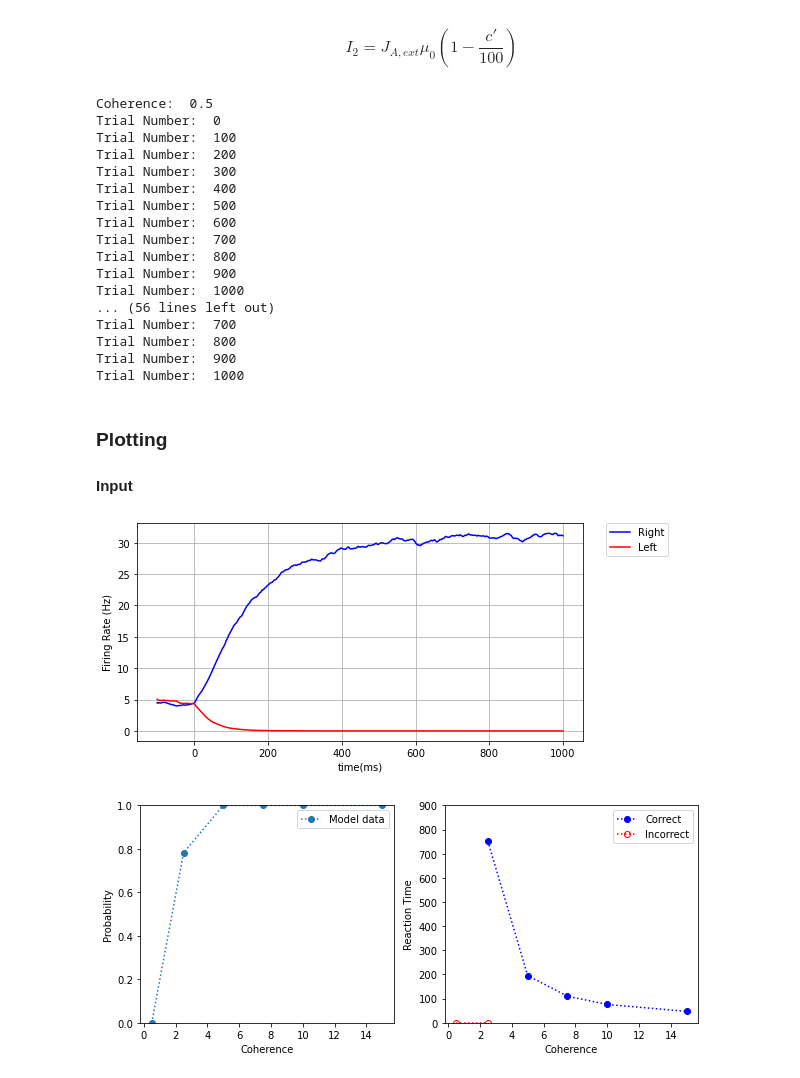
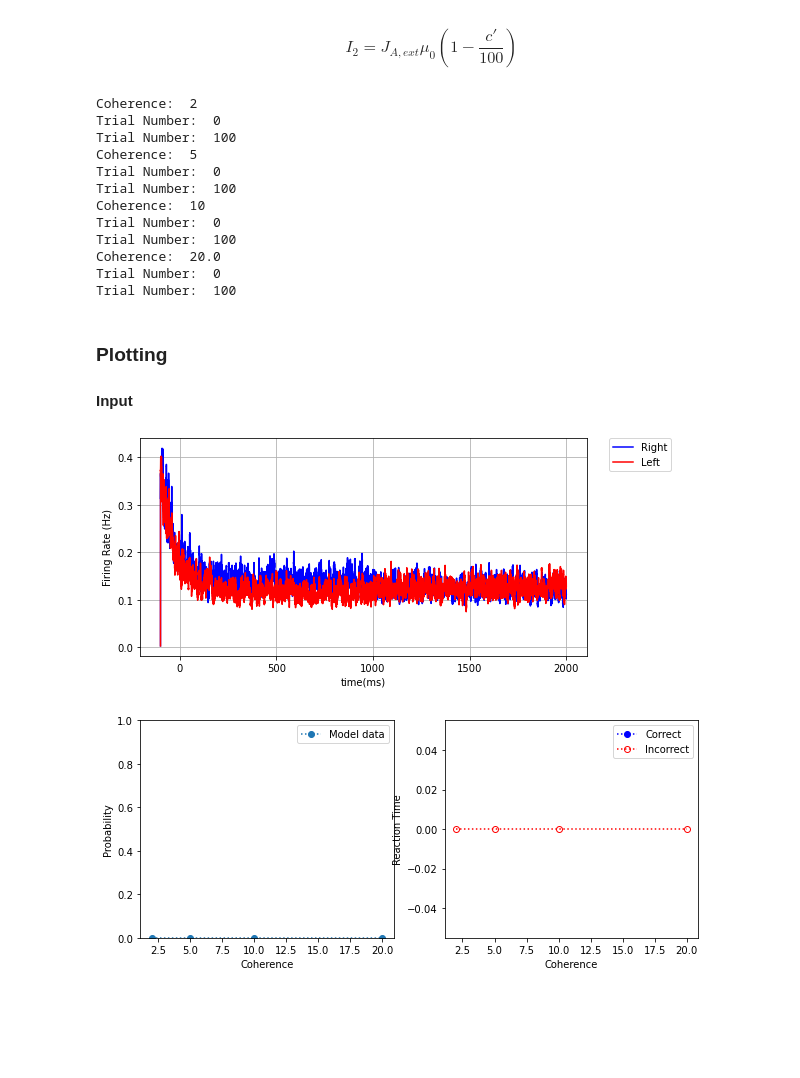
Before and after one commit to john-s-butler-dit/Decision-Making-Models, a Jupyter notebook: A Network Mechanism of Perceptual Decision Time For loops.ipynb, the cells around one changed output. Drawn from its saved outputs; the diff is of its cells as text; code cells hidden in the pictures; blank space fills up the shorter version.

```diff
--- a/A Network Mechanism of Perceptual Decision Time For loops.ipynb
+++ b/A Network Mechanism of Perceptual Decision Time For loops.ipynb
@@ -49,10 +49,8 @@ $I_{0}=0.3255 nA$ represents external input
 # %%
 def total_synaptic_current(S_1,S_2,I_1,I_2,I_noise_1,I_noise_2):
     # Synaptic coupling
-    J_11=0.2609 # nA
-    J_22=0.2609 # nA
-    J_12=0.0497 # nA
-    J_21=0.0497 # nA
+    J_22=J_11=0.2609 # nA
+    J_21=J_12=0.0497 # nA
     I_0=0.3255  # nA
     x_1=J_11*S_1-J_12*S_2+I_0+I_1+I_noise_1
     x_2=J_22*S_2-J_21*S_1+I_0+I_2+I_noise_2
@@ -90,11 +88,10 @@ def Network_Dynamics(S,x,h):
 $$ I_i=J_{A,ext}\mu_0\left(1+ \frac{c'}{100} \right) $$
 # %%
 def I_input_1(c_dash):
-    J_A_ext=5.2/1000# nA/Hz
+    J_A_ext=5.2/10000# nA/Hz
     mu_0=30 # Hz
-    f=1.0
-    p=0
-    I_motion=J_A_ext*mu_0*(1+f*(c_dash+p)/100)
+    f=1
+    I_motion=J_A_ext*mu_0*(1+f*(c_dash)/100)
     return I_motion
 # %% [markdown]
 $$ I_2=J_{A,ext}\mu_0\left(1- \frac{c'}{100} \right) $$
@@ -108,13 +105,13 @@ def I_input_2(c_dash):
     return I_motion
 # %%
 h=0.1
-time=np.arange(-100,1000,h)
-J_A_ext=0.0052 # nA/Hz
+time=np.arange(-100,2000,h)
+J_A_ext=5.2/1000 # nA/Hz
 mu_0=30 # Hz
-Vector_coherence=[0.5,2.5,5,7.5,10,15]
+Vector_coherence=[2, 5,10,20.0]#0.5,2.5,5,7.5,10,15]
 
-Threshold=10
-N=1001
+Threshold=20
+N=101
 RT_coh_hit=np.zeros(len(Vector_coherence))
 RT_coh_miss=np.zeros(len(Vector_coherence))
 Prob=np.zeros(len(Vector_coherence))
@@ -144,8 +141,8 @@ for j in range(0,len(Vector_coherence)): # COHERENCE
         x_1=J_A_ext*mu_0*np.ones(len(time))
         x_2=J_A_ext*mu_0*np.ones(len(time))
 
-        S_1=0.5+np.random.uniform(0,0.01,len(time))#0.1*np.random.uniform(0,1,len(time))# np.random.normal(0,1,len(time))*0.0004
-        S_2=0.5+np.random.uniform(0,0.01,len(time)) #0.1*np.random.uniform(0,1,len(time)) #np.random.normal(0,1,len(time))*0.0004
+        S_1=0.2+np.random.uniform(0,0.01,len(time))#0.1*np.random.uniform(0,1,len(time))# np.random.normal(0,1,len(time))*0.0004
+        S_2=0.2+np.random.uniform(0,0.01,len(time)) #0.1*np.random.uniform(0,1,len(time)) #np.random.normal(0,1,len(time))*0.0004
 
         Firing_target_1[0]=H(S_1[0])
         Firing_target_2[0]=H(S_2[0])
@@ -170,8 +167,8 @@ for j in range(0,len(Vector_coherence)): # COHERENCE
             x_1[i+1],x_2[i+1]=total_synaptic_current(S_1[i],S_2[i],I_1[i],
                                                      I_2[i],I_noise_1[i],I_noise_2[i])
 
-            Firing_target_1[i+1]=H(S_1[i+1])
-            Firing_target_2[i+1]=H(S_2[i+1])
+            Firing_target_1[i+1]=H(x_1[i+1])
+            Firing_target_2[i+1]=H(x_2[i+1])
            # ALL_F_1[n,i]=Firing_target_1[i]
 
             if (Decision==False):
@@ -195,23 +192,18 @@ for j in range(0,len(Vector_coherence)): # COHERENCE
 #plt.savefig('Wang_individual_trials.png', bbox_inches='tight',dpi=300)
 #plt.show()
 # %% [output]
-Coherence:  0.5
+Coherence:  2
 Trial Number:  0
 Trial Number:  100
-Trial Number:  200
-Trial Number:  300
-Trial Number:  400
-Trial Number:  500
-Trial Number:  600
-Trial Number:  700
-Trial Number:  800
-Trial Number:  900
-Trial Number:  1000
-... (56 lines left out)
-Trial Number:  700
-Trial Number:  800
-Trial Number:  900
-Trial Number:  1000
+Coherence:  5
+Trial Number:  0
+Trial Number:  100
+Coherence:  10
+Trial Number:  0
+Trial Number:  100
+Coherence:  20.0
+Trial Number:  0
+Trial Number:  100
 # %% [markdown]
 ### Plotting
 #### Input
@@ -232,7 +224,7 @@ plt.savefig('Example_Firing_Pattern.png', bbox_inches='tight',dpi=300)
 #plt.ylim((30,50))
 plt.show()
 # %% [output]
-[figure, old version]
+[figure, new version]
 # %%
 from scipy.optimize import curve_fit
 from scipy.stats import norm
@@ -245,35 +237,35 @@ def func_temp(coh,alpha,beta):
 
 #Vector_coh=[0.01,0.03,f0.05,0.075,0.1,.15]
 #popr, pcov=curve_fit(func_temp,Prob,Vector_coh)
 
 #mu,sigma=curve_fit(norm.cdf,Vector_coh,Prob,p0=[0,1])[0]
 
 
 fig = plt.figure(figsize=(10,4))
 plt.subplot(121)
 plt.plot(Vector_coh,Prob,'o:',label='Model data')
 #plt.plot(Vector_coh,norm.cdf(Vector_coh,mu,sigma),'k',label='Fit: a= %0.4f, b= %0.4f'% tuple(popr))
 
 
 plt.legend()
 
 
 
 plt.xlabel('Coherence')
 plt.ylabel('Probability')
 #plt.xscale('log')
 plt.ylim(0,1)
 plt.subplot(122)
 plt.plot((Vector_coherence),RT_coh_hit,'o:',color='blue',label="Correct")
 plt.plot((Vector_coherence),RT_coh_miss,'o:',fillstyle='none',color='red',label="Incorrect")
 #plt.xscale('log')
 plt.legend()
-plt.ylim(0,900)
+#plt.ylim(0,900)
 plt.xlabel('Coherence')
 plt.ylabel('Reaction Time')
 plt.show()
 # %% [output]
-[figure, old version]
+[figure, new version]
 # %%
 from scipy.optimize import curve_fit
 from scipy.stats import norm
```
Also changed, not shown: parts of 5 cells of this notebook, 8 other files.
